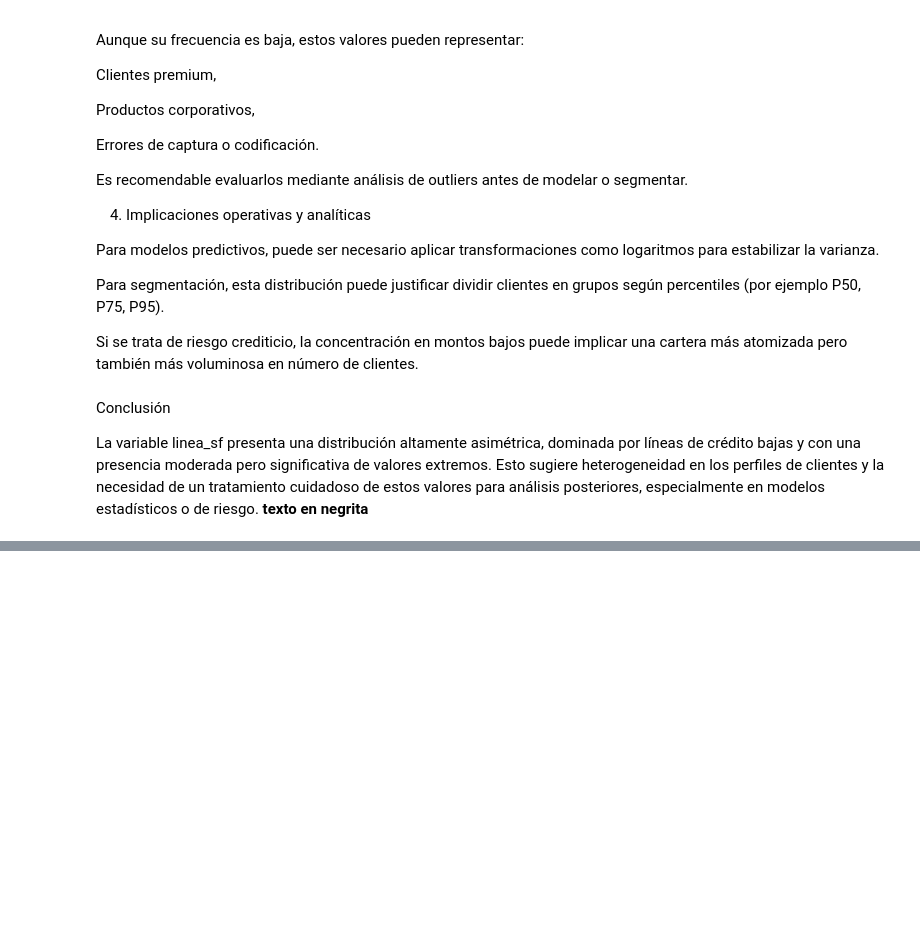
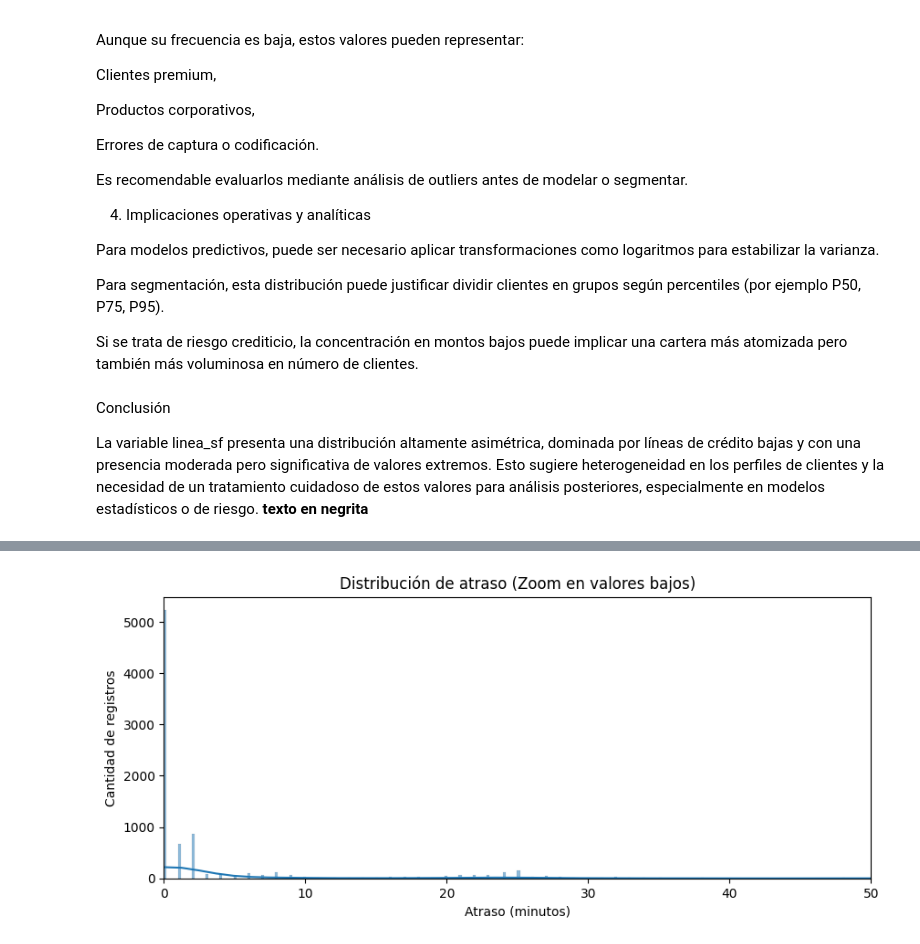
Before and after one commit to e46537303-ui/Finanzas-Proyecto1, a Jupyter notebook: Análisis_de_Riesgo_Crediticio_en_el_Sector_Financiero.ipynb, the cells around one changed output, grey strips where cells are left out. Saved outputs shown, nothing was run; the diff lists cells and outputs as text; code cells hidden in the pictures; blank space fills up the shorter version.

```diff
--- a/Análisis_de_Riesgo_Crediticio_en_el_Sector_Financiero.ipynb
+++ b/Análisis_de_Riesgo_Crediticio_en_el_Sector_Financiero.ipynb
@@ -235,0 +267,11 @@ df.boxplot(column=["edad","ingreso","deuda_sf","linea_sf","score"], figsize=(10,
+# %%
+plt.figure(figsize=[10, 4])
+sns.histplot(x=df['atraso'], kde=True)
+# **Añadir un límite al eje X**
+plt.xlim(0, 50)
+plt.ylabel('Cantidad de registros') # Cambié la etiqueta, ver punto 3
+plt.xlabel('Atraso (minutos)') # Cambié la etiqueta, ver punto 3
+plt.title('Distribución de atraso (Zoom en valores bajos)')
+plt.show()
+# %% [output]
+[figure, added]
```
Also changed, not shown: parts of 12 cells of this notebook.
